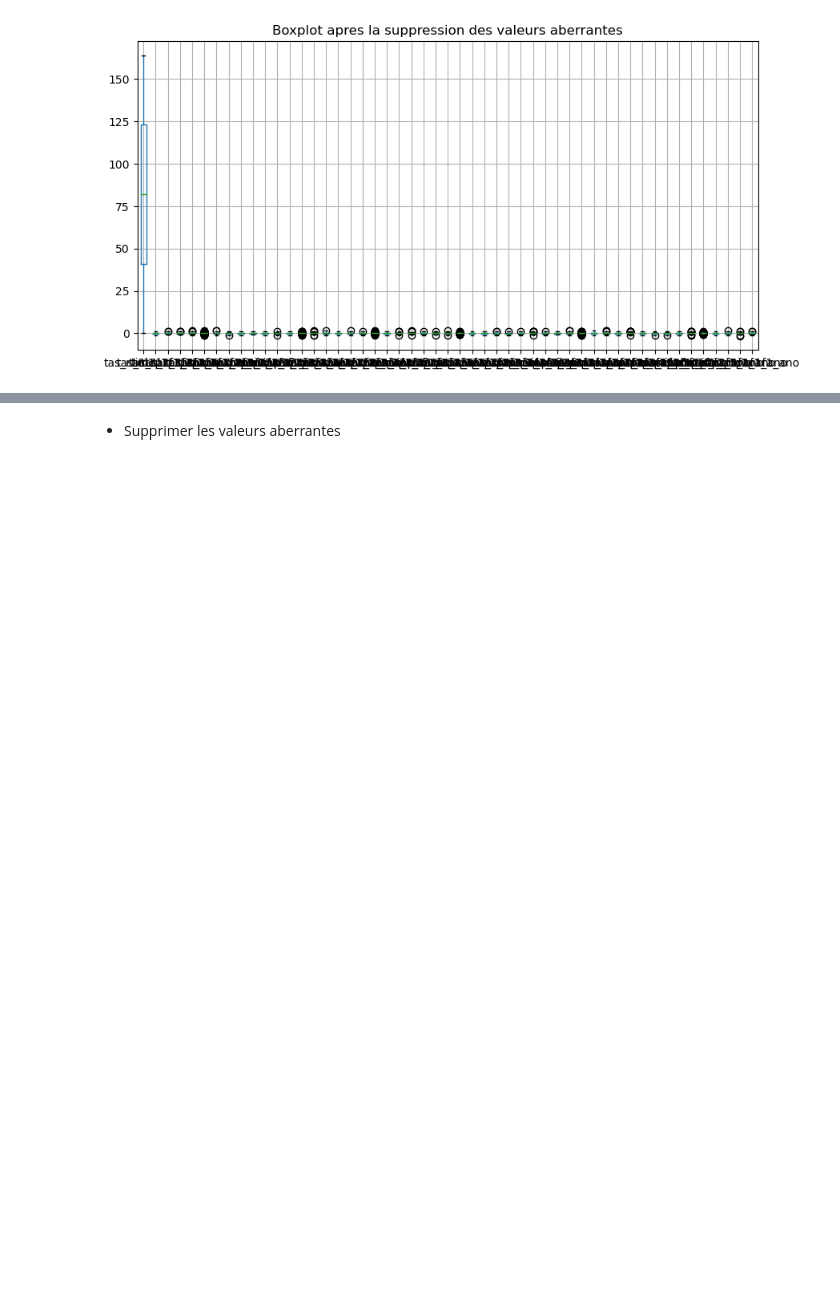
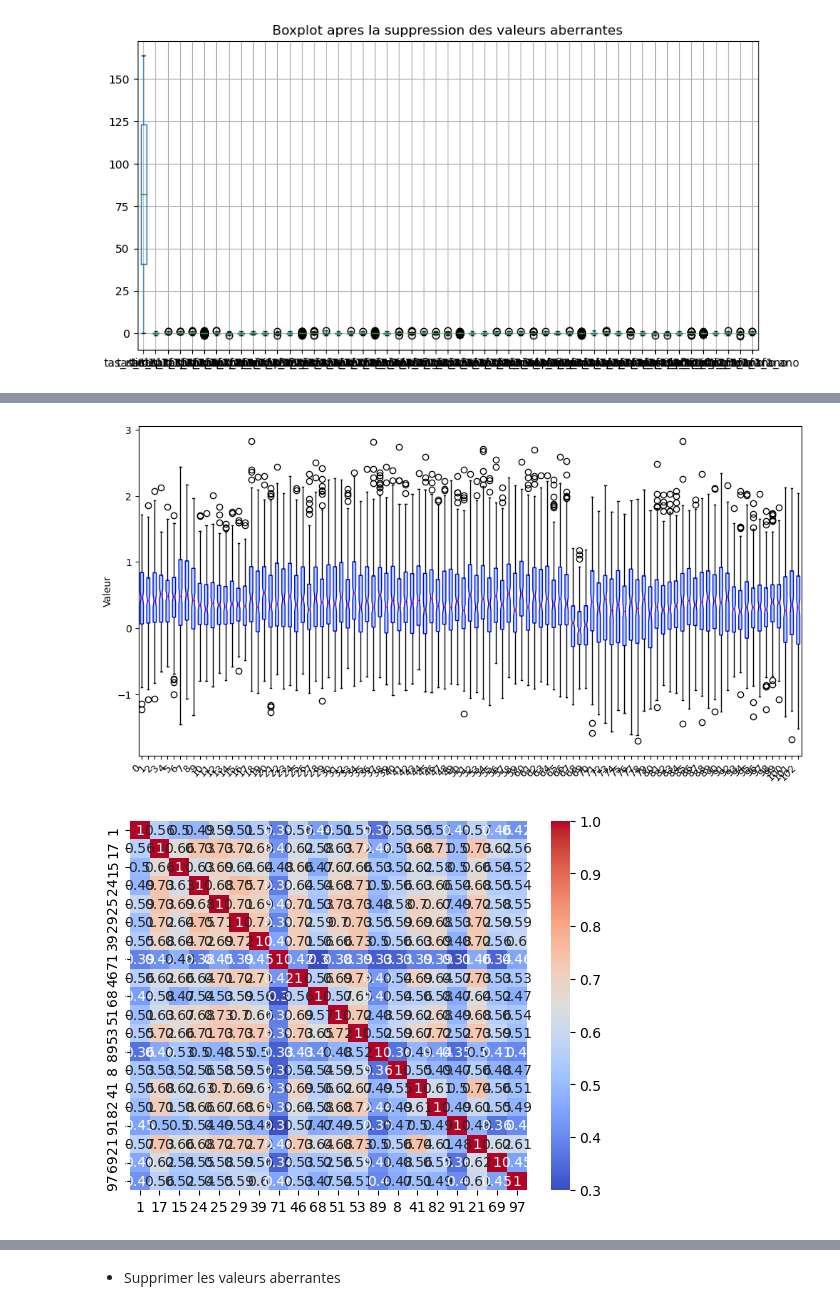
Before and after one commit to sadahmani/Climat, a Jupyter notebook: Code-PL/my_nb.ipynb, the cells around one changed output, grey strips where cells are left out. Drawn from its saved outputs; the diff is of its cells as text; code cells hidden in the pictures; blank space fills up the shorter version.

```diff
--- a/Code-PL/my_nb.ipynb
+++ b/Code-PL/my_nb.ipynb
@@ -118,0 +246,44 @@ for fichier in glob.glob(chemin_dacces):
+# %%
+import pandas as pd
+import seaborn as sns
+import matplotlib.pyplot as plt
+
+# Charger le fichier CSV
+df = pd.read_csv('/Users/dahmani/Desktop/GitPL/Out-My-nb-1/region48/hist-GHG_48.csv')
+
+# Supprimer les deux premières colonnes
+df = df.iloc[:, 2:]
+df = df.T
+# Créer un box plot pour chaque colonne
+fig, ax = plt.subplots(figsize=(12, 6))
+bp = ax.boxplot(df.values, patch_artist=True, notch=True,
+                boxprops=dict(facecolor='lightblue', color='blue'),
+                whiskerprops=dict(color='black'),
+                capprops=dict(color='black'),
+                medianprops=dict(color='red'))
+
+# Personnaliser les labels et l'axe des ordonnées
+ax.set_xticklabels(df.columns, rotation=45, ha='right')
+ax.set_ylabel('Valeur')
+
+# Ajouter une légende pour le box plot
+box_colors = ['lightblue']*len(df.columns)
+box_colors[0] = 'blue'
+handles = [plt.Rectangle((0,0),1,1, color=box_colors[i]) for i in range(len(df.columns))]
+labels = df.columns
+# ax.legend(handles, labels, loc='upper right')
+
+plt.show()
+
+# Sélectionner un échantillon aléatoire de 20 variables
+selected_cols = np.random.choice(df.columns, size=20, replace=False)
+
+# Créer une matrice de corrélation pour les variables sélectionnées
+corr_matrix = df[selected_cols].corr()
+
+# Afficher la matrice de corrélation
+sns.heatmap(corr_matrix, annot=True, cmap='coolwarm')
+plt.show()
+# %% [output]
+[figure, added]
+[figure, added]
```
Also changed, not shown: parts of 8 cells of this notebook.
